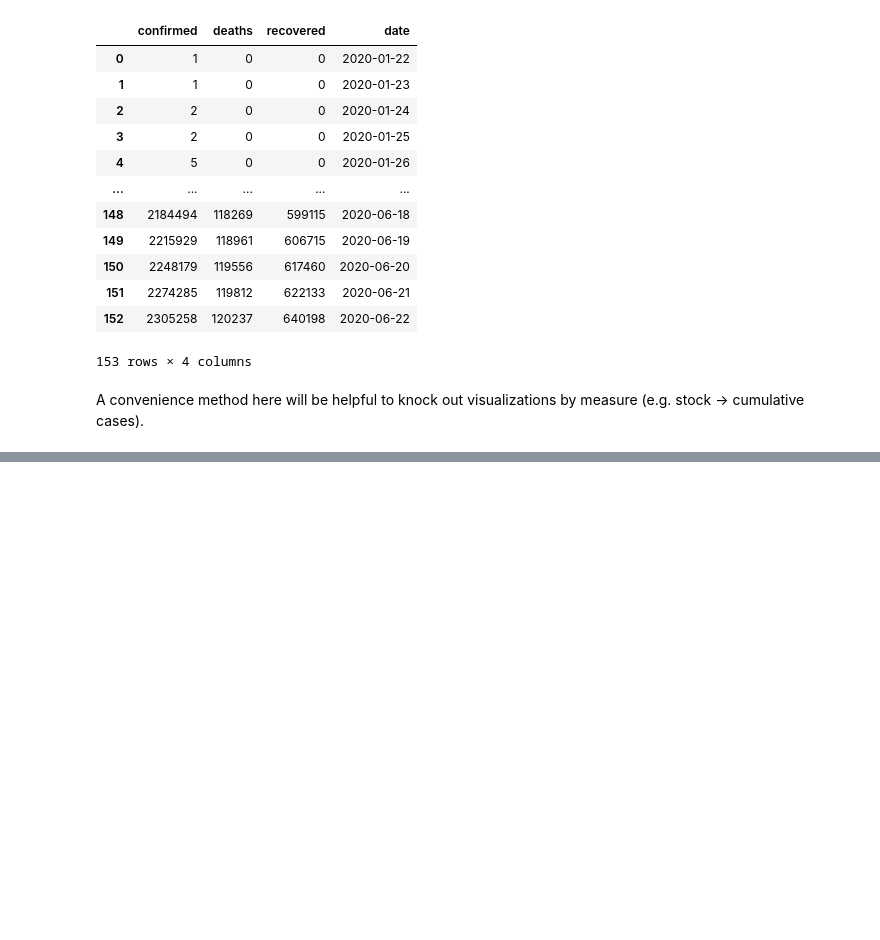
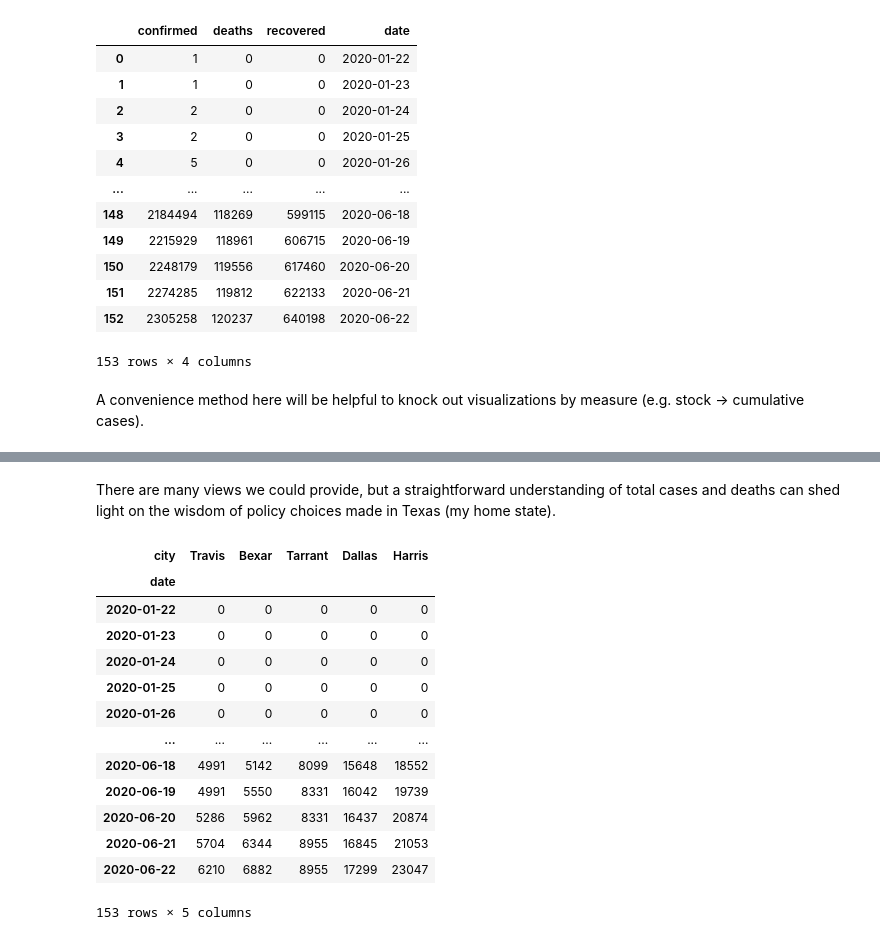
Before and after one commit to choct155/en685_621, a Jupyter notebook: notebooks/EN685_621_MarvinWardJr_Homework2.ipynb, the cells around one changed output, grey strips where cells are left out. Cells and saved outputs as stored; diff of their text form; code cells hidden in the pictures; blank space fills up the shorter version.

```diff
--- a/notebooks/Homework2.ipynb
+++ b/notebooks/EN685_621_MarvinWardJr_Homework2.ipynb
@@ -361,0 +477,36 @@ plot_measure("avg_flow", "Comparison of Average Daily New Cases by Status")
+# %% [markdown]
+There are many views we could provide, but a straightforward understanding of total cases and deaths can shed light on the wisdom of policy choices made in Texas (my home state).
+# %%
+impact_counties: List[str] = list(confirmed_tx.iloc[-1].sort_values()[-5:].index)
+
+tx_cty: Dict[str, pd.DataFrame] = dict(
+    confirmed=DataPreparer.to_city_series(
+        dp["confirmed"],
+        ["UID", "iso2", "iso3", "code3", "FIPS", "Lat", "Long_", "Combined_Key"],
+        ["Admin2", "Province_State", "Country_Region"],
+        "Texas"
+    )[impact_counties],
+    deaths=DataPreparer.to_city_series(
+        dp["deaths"],
+        ["UID", "iso2", "iso3", "code3", "FIPS", "Lat", "Long_", "Combined_Key", "Population"],
+        ["Admin2", "Province_State", "Country_Region"],
+        "Texas"
+    )[impact_counties],
+)
+
+tx_cty["confirmed"]
+# %% [output]
+| city | Travis | Bexar | Tarrant | Dallas | Harris |
+| date |  |  |  |  |  |
+| 2020-01-22 | 0 | 0 | 0 | 0 | 0 |
+| 2020-01-23 | 0 | 0 | 0 | 0 | 0 |
+| 2020-01-24 | 0 | 0 | 0 | 0 | 0 |
+| 2020-01-25 | 0 | 0 | 0 | 0 | 0 |
+| 2020-01-26 | 0 | 0 | 0 | 0 | 0 |
+| ... | ... | ... | ... | ... | ... |
+| 2020-06-18 | 4991 | 5142 | 8099 | 15648 | 18552 |
+| 2020-06-19 | 4991 | 5550 | 8331 | 16042 | 19739 |
+| 2020-06-20 | 5286 | 5962 | 8331 | 16437 | 20874 |
+| 2020-06-21 | 5704 | 6344 | 8955 | 16845 | 21053 |
+| 2020-06-22 | 6210 | 6882 | 8955 | 17299 | 23047 |
+153 rows × 5 columns
```
Also changed, not shown: parts of 15 cells of this notebook, 4 other files.
